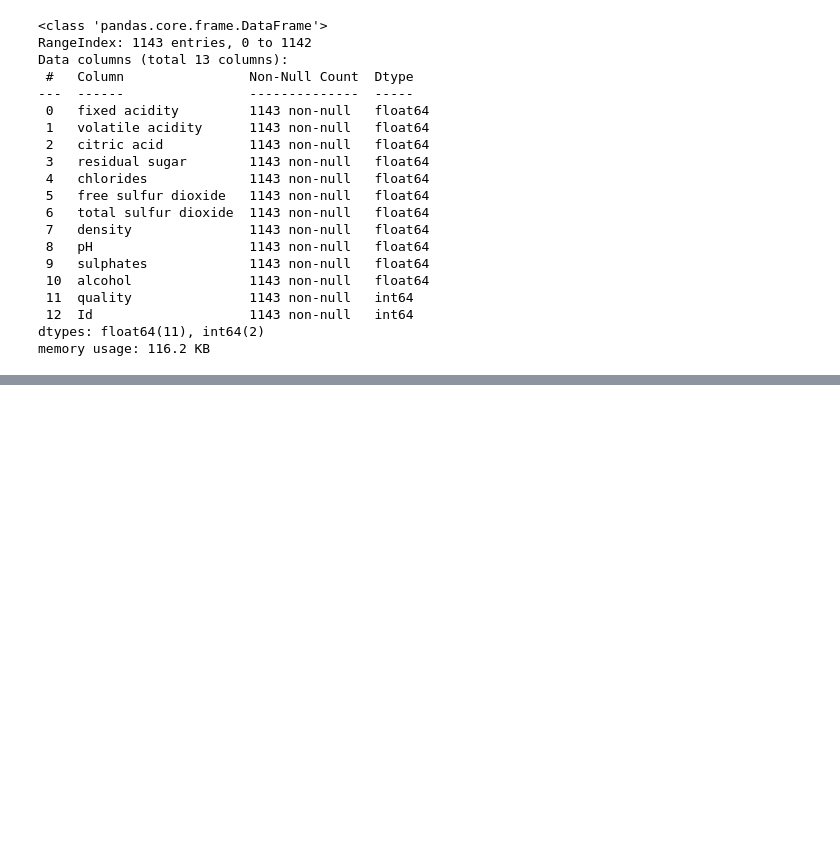
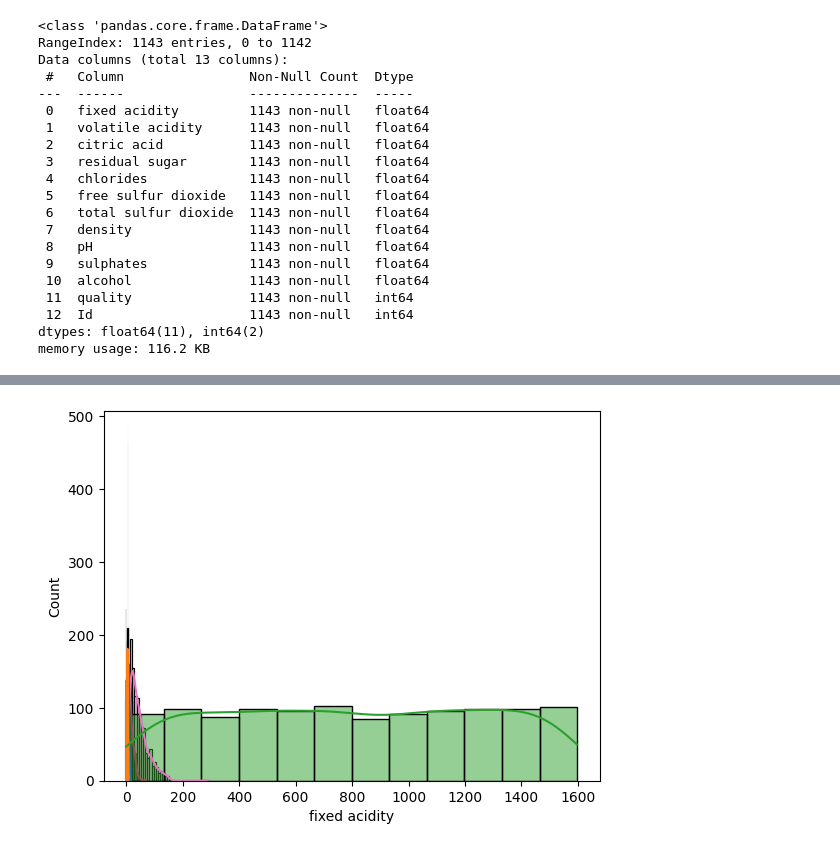
Before and after one commit to nikesm98/Machine-Learning-full, a Jupyter notebook: Machine Learning/EDA_RedWine/wineQt.ipynb, the cells around one changed output, grey strips where cells are left out. Cells and saved outputs as stored; diff of their text form; code cells hidden in the pictures; blank space fills up the shorter version.

```diff
--- a/Machine Learning/EDA_RedWine/wineQt.ipynb
+++ b/Machine Learning/EDA_RedWine/wineQt.ipynb
@@ -36,0 +133,5 @@ memory usage: 116.2 KB
+# %%
+for column in df.columns:
+    sns.histplot(df[column], kde= True)
+# %% [output]
+[figure, added]
```
Also changed, not shown: parts of 15 cells of this notebook.
